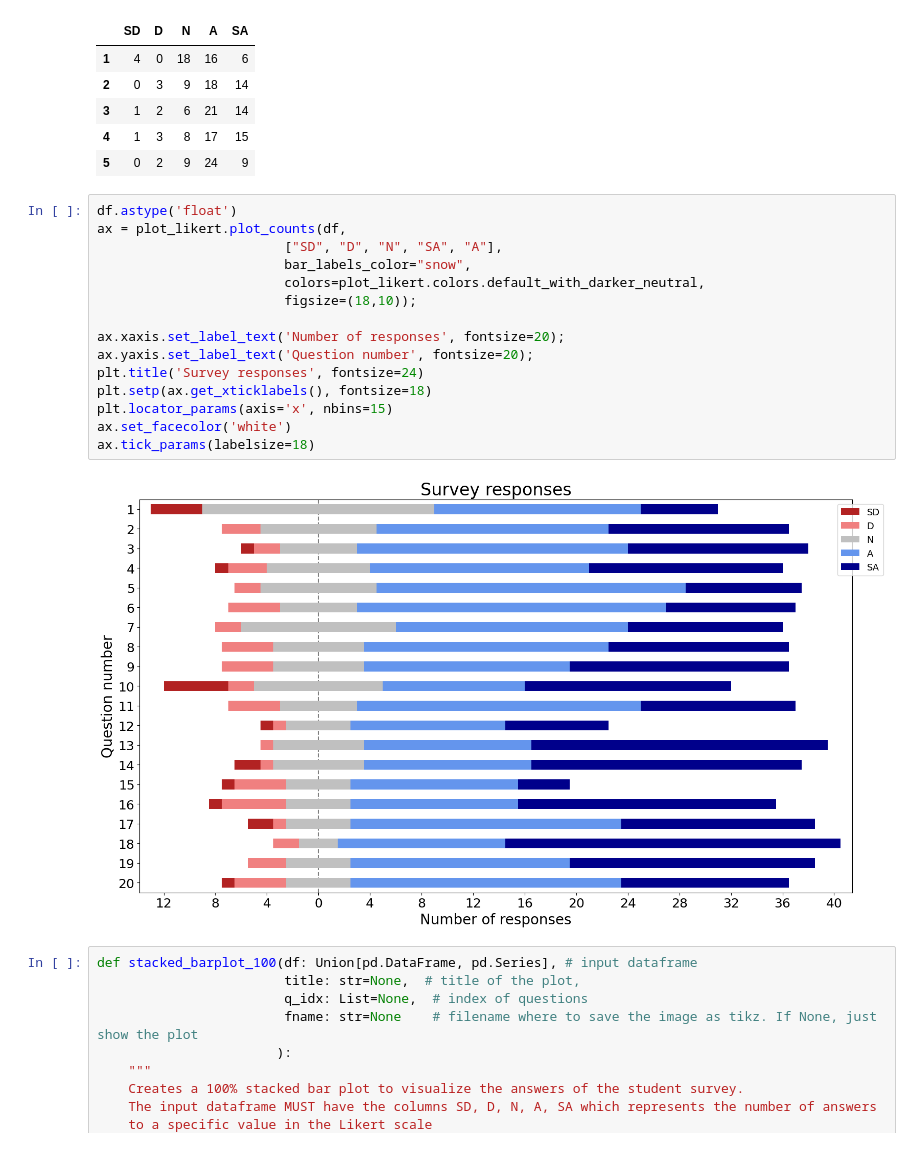
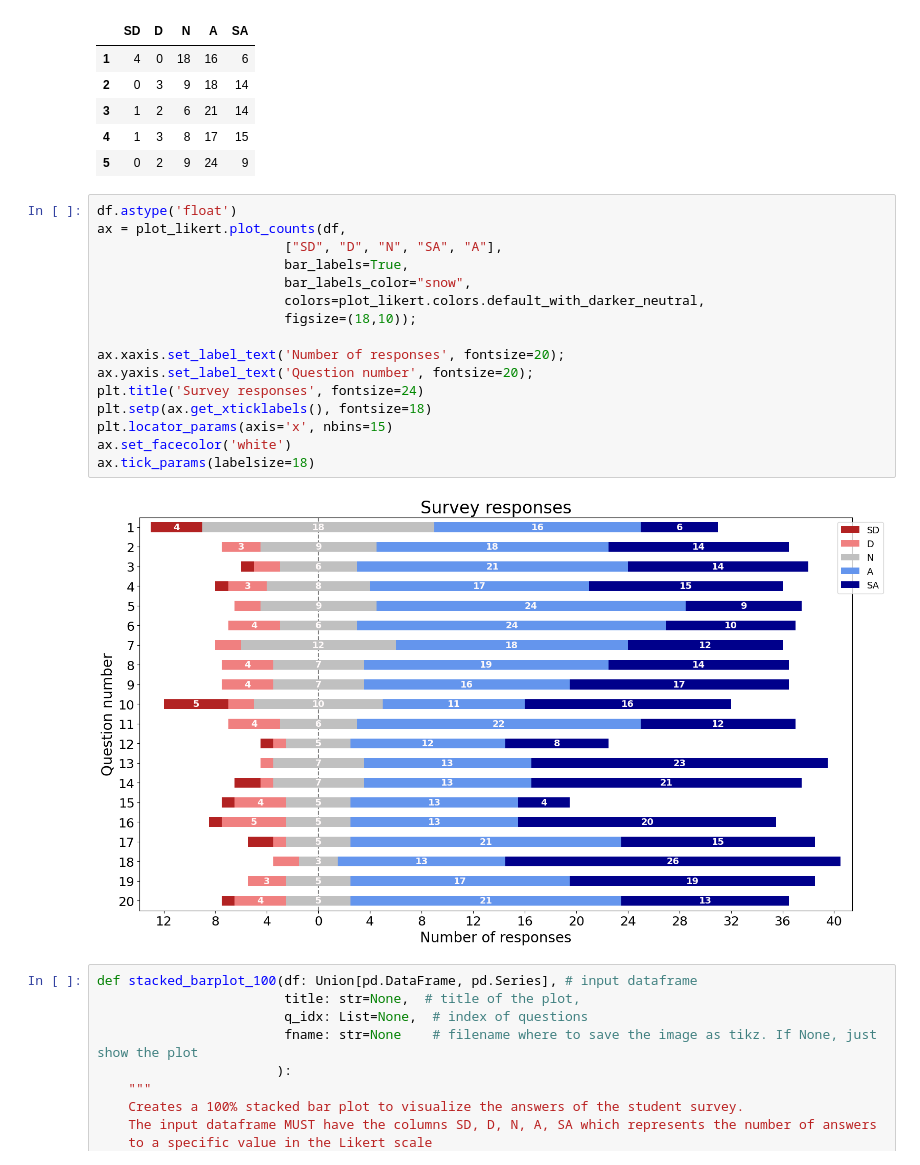
Before and after one commit to Stocastico/Evaluation_paper, a Jupyter notebook: data_analysis/Data_analysis_all.ipynb, the cells around one changed output. Cells and saved outputs as stored; diff of their text form.

```diff
--- a/data_analysis/Data_analysis_all.ipynb
+++ b/data_analysis/Data_analysis_all.ipynb
@@ -133,20 +133,21 @@ df.head()
 # %%
 df.astype('float')
 ax = plot_likert.plot_counts(df,
                         ["SD", "D", "N", "SA", "A"],
+                        bar_labels=True,
                         bar_labels_color="snow",
                         colors=plot_likert.colors.default_with_darker_neutral,
                         figsize=(18,10));
 
 ax.xaxis.set_label_text('Number of responses', fontsize=20);
 ax.yaxis.set_label_text('Question number', fontsize=20);
 plt.title('Survey responses', fontsize=24)
 plt.setp(ax.get_xticklabels(), fontsize=18)
 plt.locator_params(axis='x', nbins=15)
 ax.set_facecolor('white')
 ax.tick_params(labelsize=18)
 # %% [output]
-[figure, old version]
+[figure, new version]
 # %%
 def stacked_barplot_100(df: Union[pd.DataFrame, pd.Series], # input dataframe
                         title: str=None,  # title of the plot,
```
Also changed, not shown: parts of 3 cells of this notebook, 3 other files.
